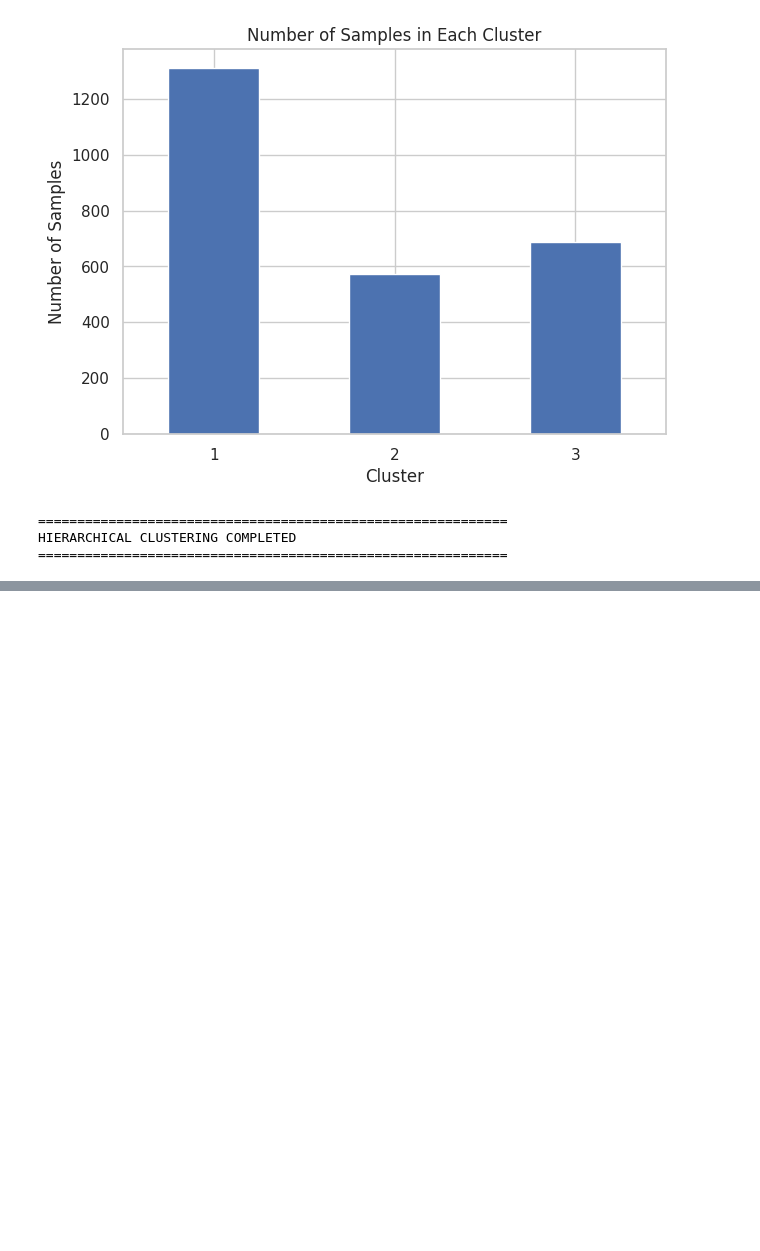
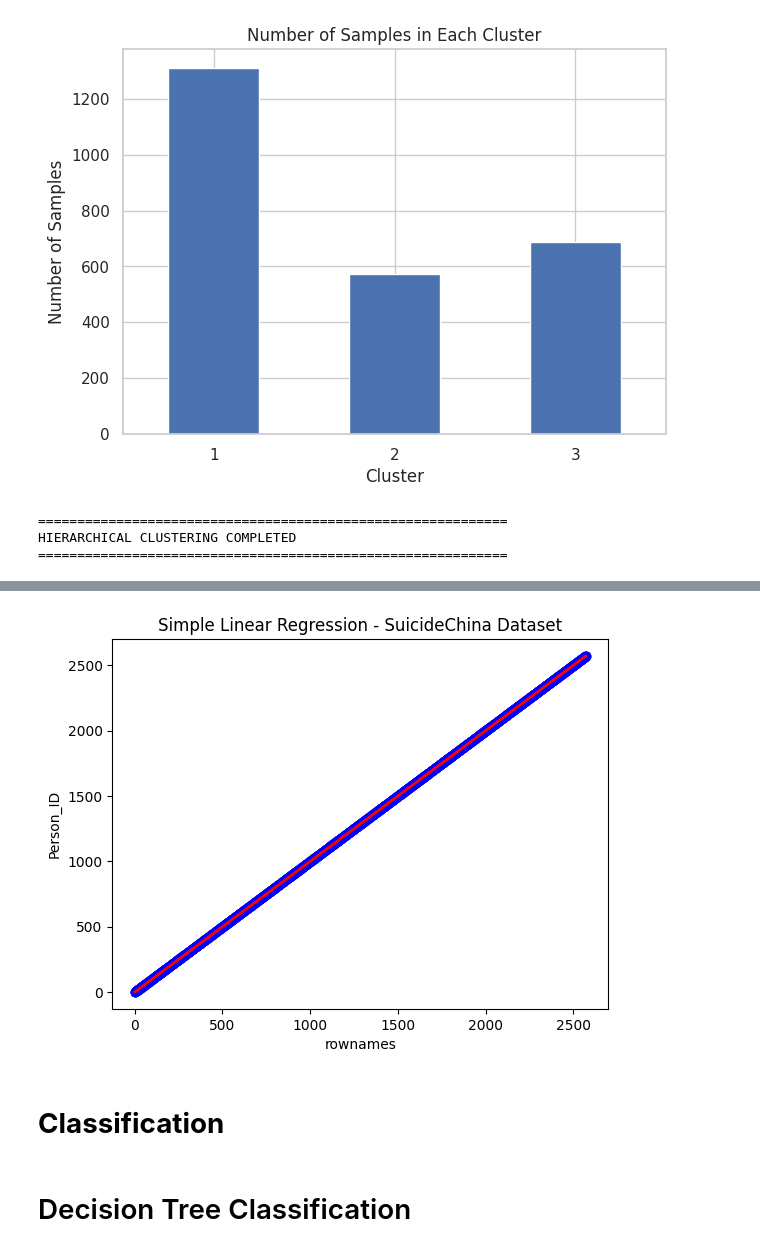
Before and after one commit to kyogeshsagar/K_YOGESH_SAGAR, a Jupyter notebook: EDA_Phase1.ipynb, the cells around one changed output, grey strips where cells are left out. Saved outputs shown, nothing was run; the diff lists cells and outputs as text; code cells hidden in the pictures; blank space fills up the shorter version.

```diff
--- a/EDA_Phase1.ipynb
+++ b/EDA_Phase1.ipynb
@@ -2719,0 +2969,14 @@ HIERARCHICAL CLUSTERING COMPLETED
+# %%
+# Import Files
+import numpy as np
+import pandas as pd
+import matplotlib.pyplot as plt
+from sklearn.model_selection import train_test_split
+from sklearn.linear_model import LinearRegression
+
+# Provide data or Importing from Dataset
+url = "https://raw.githubusercontent.com/salemprakash/EDA/main/Data/SuicideChina.csv"
+dataset = pd.read_csv(url)
+
+print(dataset.head())
+print(dataset.columns)
@@ -2719,0 +3000,9 @@ HIERARCHICAL CLUSTERING COMPLETED
+# %%
+# Extract X and Y values
+# Use the first two numeric columns
+numeric_data = dataset.select_dtypes(include=[np.number]).dropna()
+
+X = numeric_data.iloc[:, 0].values.reshape(-1, 1)
+Y = numeric_data.iloc[:, 1].values.reshape(-1, 1)
+
+print(X, Y)
@@ -2719,0 +3023,10 @@ HIERARCHICAL CLUSTERING COMPLETED
+# %%
+# Split the dataset and train the model
+X_train, X_test, Y_train, Y_test = train_test_split(
+    X, Y, test_size=0.2, random_state=42
+)
+
+regressor = LinearRegression()
+regressor.fit(X_train, Y_train)
+
+print("Intercept:", regressor.intercept_)
@@ -2719,0 +3065,4 @@ HIERARCHICAL CLUSTERING COMPLETED
+# %%
+# Predict response for all X values
+Y_pred = regressor.predict(X)
+print("Predicted response:\n", Y_pred)
@@ -2719,0 +3078,14 @@ HIERARCHICAL CLUSTERING COMPLETED
+# %%
+# Plot linear regression
+plt.scatter(X, Y, color='blue')
+plt.plot(X, Y_pred, color='red', linewidth=2)
+plt.xlabel(numeric_data.columns[0])
+plt.ylabel(numeric_data.columns[1])
+plt.title('Simple Linear Regression - SuicideChina Dataset')
+plt.show()
+# %% [output]
+[figure, added]
+# %% [markdown]
+# **Classification**
+# %% [markdown]
+# Decision Tree Classification
```
Also changed, not shown: parts of 32 cells of this notebook.
